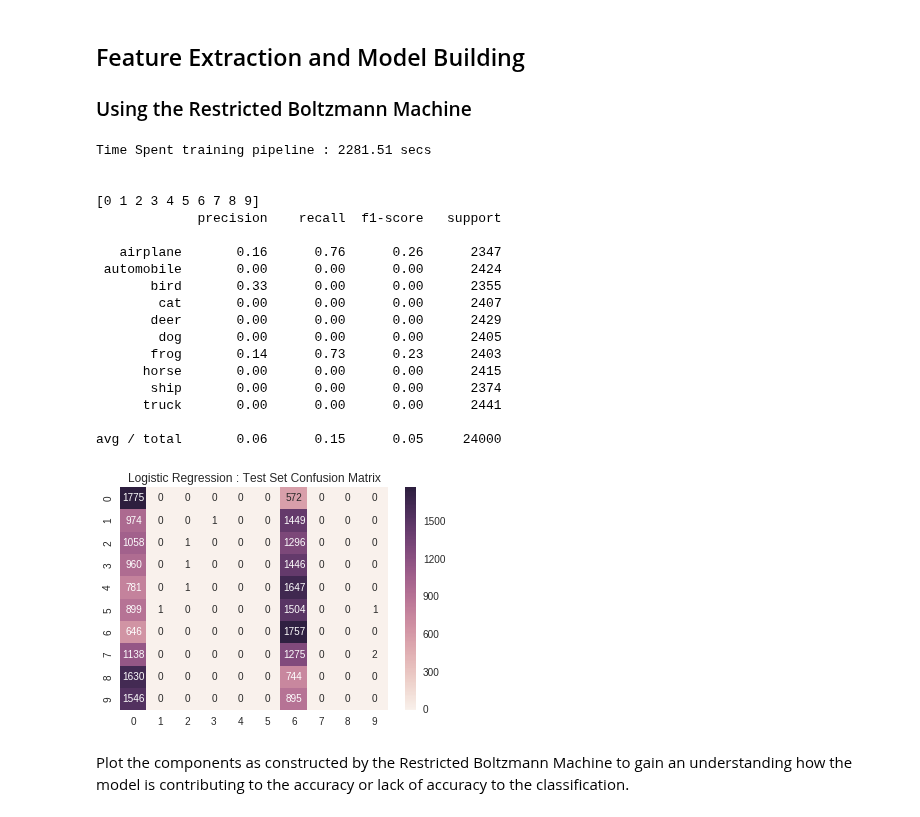
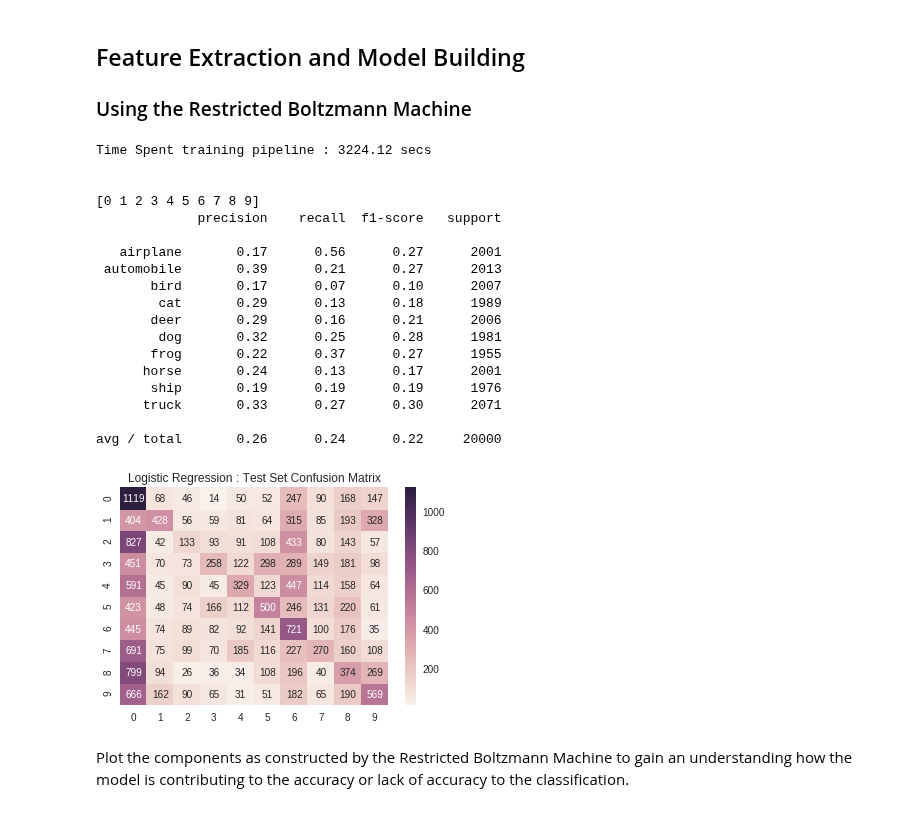
Before and after one commit to 315iah515/Thinkful-Notebooks, a Jupyter notebook: Bootcamp/Unsupervised/NeuralNetworks/RestrictedBoltzmannFeatureExtraction.ipynb, the cells around one changed output. Saved outputs shown, nothing was run; the diff lists cells and outputs as text; code cells hidden in the pictures.

```diff
--- a/Bootcamp/Unsupervised/NeuralNetworks/RestrictedBoltzmannFeatureExtraction.ipynb
+++ b/Bootcamp/Unsupervised/NeuralNetworks/RestrictedBoltzmannFeatureExtraction.ipynb
@@ -65,0 +73,20 @@ Loading of pixel and label data. The test set is appended to both datasets to of
+# %%
+root_path = '/media/ianh/space/ThinkfulData/Isitabird/cifar-10-batches-py/'
+img_data = 'data_batch_1'
+data = unpickle(root_path+img_data)
+flat = data.get(b'data')
+array = flat[4,:]
+
+rgb_img = np.reshape(array,(32, 32, 3), order='F')
+#plt.imshow(rgb_img, interpolation='nearest')
+gray_scale_img = color.rgb2gray(rgb_img)
+#plt.imshow(gray_scale_img)
+
+plt.figure(figsize=(800/my_dpi, 800/my_dpi), dpi=my_dpi)
+ax1 = plt.subplot(211)
+ax1.set_title('Figure 1 : RGB Image of Car')
+plt.imshow(rgb_img, interpolation='nearest')
+
+ax2 = plt.subplot(212)
+ax2.set_title('Figure 2 : Grayscale image of Car')
+plt.imshow(gray_scale_img)
@@ -66,7 +98,7 @@ Loading of pixel and label data. The test set is appended to both datasets to of
 # %%
-
+# image and label data paths
 root_path = '/media/ianh/space/ThinkfulData/Isitabird/cifar-10-batches-py/'
-img_data = ['data_batch_1', 'data_batch_2', 'data_batch_3', 'data_batch_4', 'data_batch_5', 'test_batch']
+img_data = ['data_batch_1', 'data_batch_2', 'data_batch_3', 'data_batch_4', 'data_batch_5']
 labels_file = 'batches.meta'
 
 # Create empty numpy arrays for RBG pixel data and classification labels
@@ -75,7 +107,15 @@ target_labels = []
 
 for item in img_data:
     data = unpickle(root_path+item)
-    pixel_list.append(data.get(b'data'))
+    vector = []
+    # big block of pixels 10000 x 3072
+    block = data.get(b'data')
+    for row in range(0, 10000):
+        gray_scale_1d_array = recompose_and_convert(block[row,:])
+        vector.append(gray_scale_1d_array)
+
+    # vector should result in a size of 10000 x 1024 after conversion
+    pixel_list.append(vector)
     target_labels.extend(data.get(b'labels'))
 
 pixel_data = np.concatenate(pixel_list)
@@ -162,49 +207,49 @@ rbm = BernoulliRBM(random_state=0)
 rbm.n_iter = 20
 # More components tend to give better prediction performance, but larger
 # fitting time
-rbm.n_components = 300
+rbm.n_components = 600
 logistic.C = 6000.0
 
-# Lets not forget to Standardize the features
-pipe_classifier = Pipeline(steps=[('scl', StandardScaler()), ('rbm', rbm), ('logistic', logistic)])
+pipe_classifier = Pipeline(steps=[('rbm', rbm), ('logistic', logistic)])
 
 
 # Training RBM-Logistic Pipeline
 with timeblock('Time Spent training pipeline'):
     pipe_classifier.fit(X_train, y_train)
 
 y_ = pipe_classifier.predict(X_test)
 
 print('\n')
 print(logistic.classes_)
+#target_names = ['not an airplane', 'airplane']
 target_names = ['airplane', 'automobile', 'bird', 'cat', 'deer', 'dog', 'frog', 'horse', 'ship', 'truck']
 print(classification_report(y_test, y_, target_names=target_names))
 print('\n')
 cnfsn_mtrx = metrics.confusion_matrix(y_test, y_)
 
 # Display heatmap of confusion matrix
 _ = sb.heatmap(cnfsn_mtrx, annot=True, fmt="d")
 _ = plt.title("Logistic Regression : Test Set Confusion Matrix")
 # %% [output]
-Time Spent training pipeline : 2281.51 secs
+Time Spent training pipeline : 3224.12 secs
 
 
 [0 1 2 3 4 5 6 7 8 9]
              precision    recall  f1-score   support
 
-   airplane       0.16      0.76      0.26      2347
- automobile       0.00      0.00      0.00      2424
-       bird       0.33      0.00      0.00      2355
-        cat       0.00      0.00      0.00      2407
-       deer       0.00      0.00      0.00      2429
-        dog       0.00      0.00      0.00      2405
-       frog       0.14      0.73      0.23      2403
-      horse       0.00      0.00      0.00      2415
-       ship       0.00      0.00      0.00      2374
-      truck       0.00      0.00      0.00      2441
+   airplane       0.17      0.56      0.27      2001
+ automobile       0.39      0.21      0.27      2013
+       bird       0.17      0.07      0.10      2007
+        cat       0.29      0.13      0.18      1989
+       deer       0.29      0.16      0.21      2006
+        dog       0.32      0.25      0.28      1981
+       frog       0.22      0.37      0.27      1955
+      horse       0.24      0.13      0.17      2001
+       ship       0.19      0.19      0.19      1976
+      truck       0.33      0.27      0.30      2071
 
-avg / total       0.06      0.15      0.05     24000
+avg / total       0.26      0.24      0.22     20000
-[figure, old version]
+[figure, new version]
 # %% [markdown]
 Plot the components as constructed by the Restricted Boltzmann Machine to gain an understanding how the model is contributing to the accuracy or lack of accuracy to the classification.
 # %%
```
Also changed, not shown: parts of 12 cells of this notebook, 1 other file.
